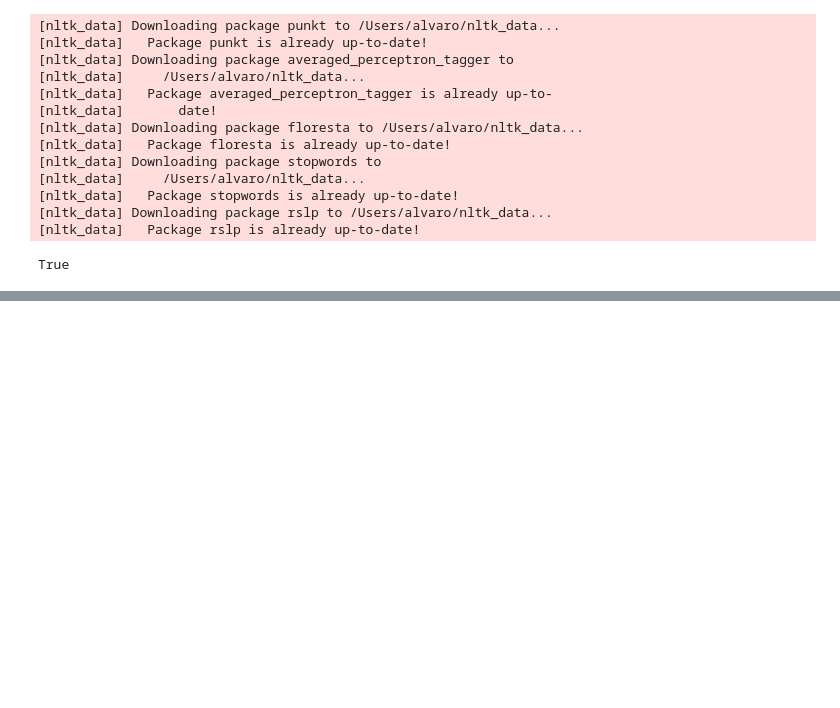
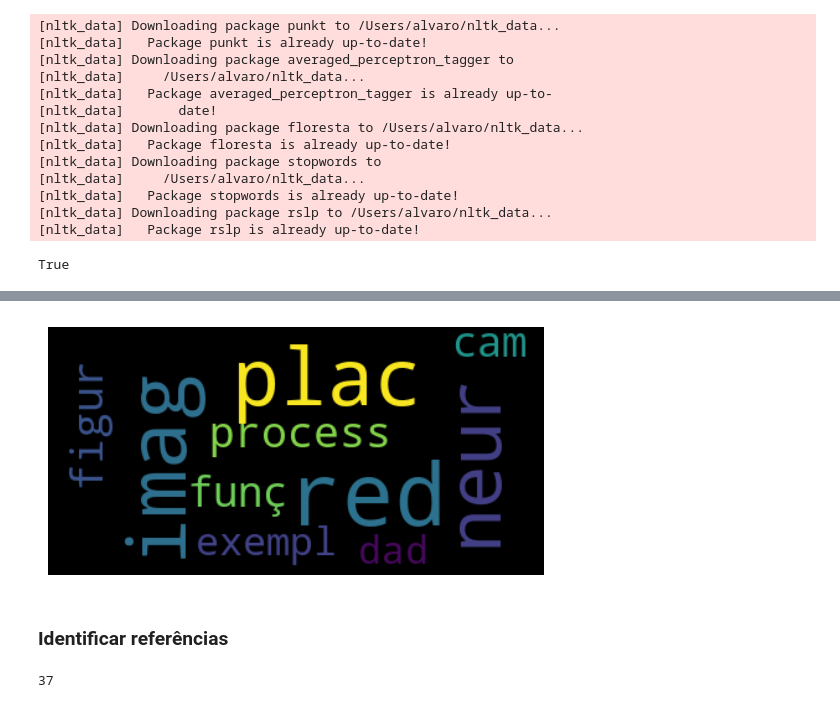
Before and after one commit to a-lvaro/trabalho-IA---tecniacas-processamento-linguagem-natual, a Jupyter notebook: apresentacao.ipynb, the cells around one changed output, grey strips where cells are left out. Cells and saved outputs as stored; diff of their text form; code cells hidden in the pictures; blank space fills up the shorter version.

Commit message:
termos mais frequêntes e identificação de referência

```diff
--- a/apresentacao.ipynb
+++ b/apresentacao.ipynb
@@ -111,11 +127,13 @@ def lamatizarTexto(texto):
     textoLematizado = ' '.join(textoLematizado)
     return textoLematizado
 # %%
-def lamatizarPDF(arquivo :str) -> str:
+def preProcessamento(arquivo :str) -> str:
     artigo = PyPDF2.PdfReader(arquivo)
-    texto = ''
+    textoPreProcessado = ''
     for pagina in artigo.pages:
-        texto += pagina.extract_text()
-    return lamatizarTexto(texto)
+        textoPreProcessado += pagina.extract_text()
+
+    textoPreProcessado = lamatizarTexto(textoPreProcessado)
+    return removerPontuacao(textoPreProcessado)
 # %%
-lamatizarPDF('ArquivosPT/DAR20052019.pdf')
+artigoPreProcessado = preProcessamento('ArquivosPT/DAR20052019.pdf')
@@ -123,0 +142,16 @@ lamatizarPDF('ArquivosPT/DAR20052019.pdf')
+# %%
+def contagemTermos(texto :str) -> dict:
+    palavras = texto.split()
+    return Counter(palavras)
+# %%
+def nuvemPalavras(texto :str, quantidadePalavras: int) -> None:
+    contagemPalavras = contagemTermos(texto)
+
+    palavras = dict(contagemPalavras.most_common(quantidadePalavras))
+
+    nuvem_palavras = WordCloud()
+    nuvem_palavras.generate_from_frequencies(palavras)
+
+    plt.imshow(nuvem_palavras, interpolation='bilinear')
+    plt.axis("off")
+    plt.show()
@@ -123,0 +172,6 @@ lamatizarPDF('ArquivosPT/DAR20052019.pdf')
+# %%
+nuvemPalavras(artigoPreProcessado, 10)
+# %% [output]
+[figure, added]
+# %% [markdown]
+### Identificar referências
@@ -123,0 +181,4 @@ lamatizarPDF('ArquivosPT/DAR20052019.pdf')
+# %%
+len(artigo.pages)
+# %% [output]
+37
```
Also changed, not shown: parts of 14 cells of this notebook.
